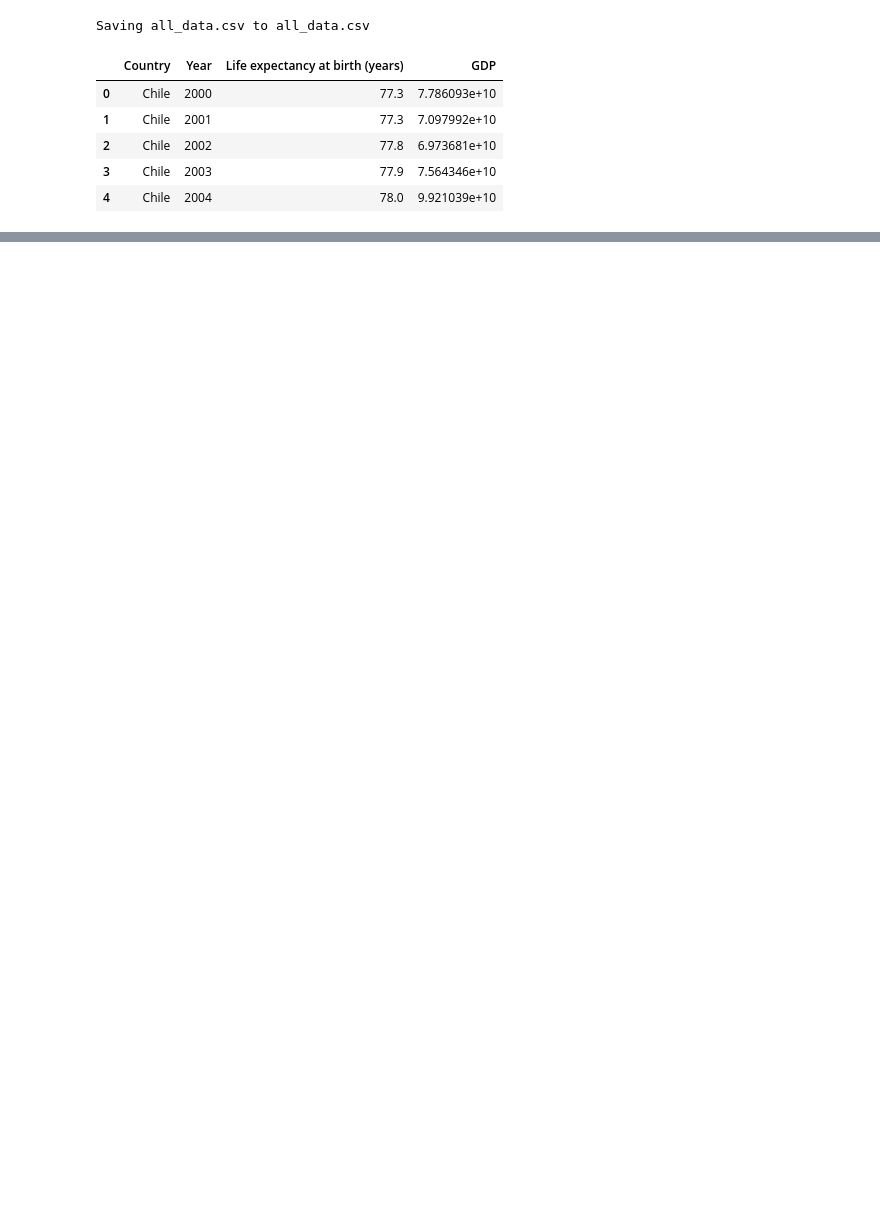
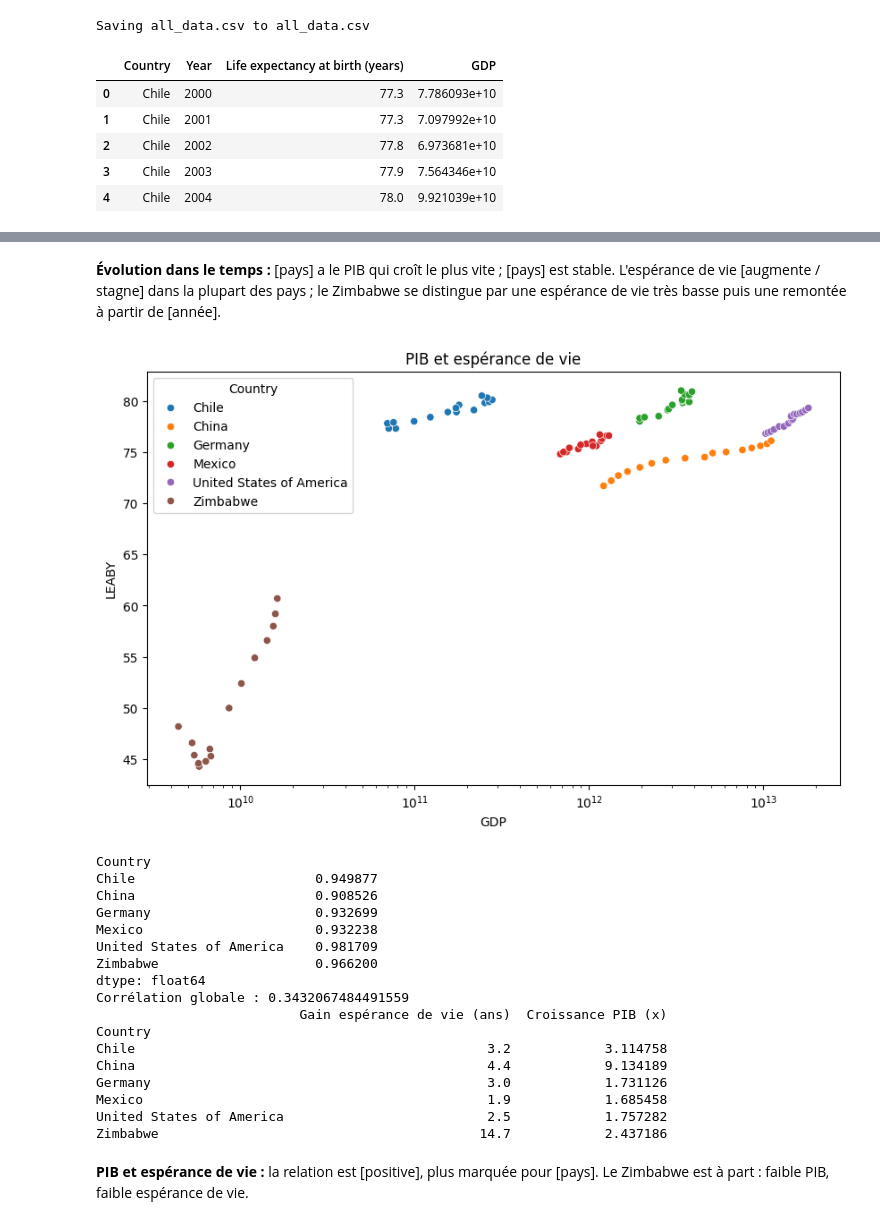
Before and after one commit to Bethannet/projet_sante, a Jupyter notebook: life_expectancy_gdp.ipynb, the cells around one changed output, grey strips where cells are left out. Saved outputs shown, nothing was run; the diff lists cells and outputs as text; code cells hidden in the pictures; blank space fills up the shorter version.

```diff
--- a/life_expectancy_gdp.ipynb
+++ b/life_expectancy_gdp.ipynb
@@ -19,0 +81,43 @@ df.head()
+# %% [markdown]
+**Évolution dans le temps :** [pays] a le PIB qui croît le plus vite ; [pays] est stable.
+L'espérance de vie [augmente / stagne] dans la plupart des pays ; le Zimbabwe se distingue
+par une espérance de vie très basse puis une remontée à partir de [année].
+# %%
+plt.figure(figsize=(10, 6))
+sns.scatterplot(data=df, x="GDP", y="LEABY", hue="Country")
+plt.xscale("log")
+plt.title("PIB et espérance de vie")
+plt.show()
+
+corr = df.groupby("Country")[["GDP", "LEABY"]].apply(lambda d: d["GDP"].corr(d["LEABY"]))
+print(corr)
+print("Corrélation globale :", df["GDP"].corr(df["LEABY"]))
+
+first = df[df.Year == 2000].set_index("Country")
+last = df[df.Year == 2015].set_index("Country")
+print(pd.DataFrame({
+    "Gain espérance de vie (ans)": last.LEABY - first.LEABY,
+    "Croissance PIB (x)": last.GDP / first.GDP
+}))
+# %% [output]
+[figure, added]
+Country
+Chile                       0.949877
+China                       0.908526
+Germany                     0.932699
+Mexico                      0.932238
+United States of America    0.981709
+Zimbabwe                    0.966200
+dtype: float64
+Corrélation globale : 0.3432067484491559
+                          Gain espérance de vie (ans)  Croissance PIB (x)
+Country
+Chile                                             3.2            3.114758
+China                                             4.4            9.134189
+Germany                                           3.0            1.731126
+Mexico                                            1.9            1.685458
+United States of America                          2.5            1.757282
+Zimbabwe                                         14.7            2.437186
+# %% [markdown]
+**PIB et espérance de vie :** la relation est [positive], plus marquée pour [pays].
+Le Zimbabwe est à part : faible PIB, faible espérance de vie.
```
Also changed, not shown: parts of 7 cells of this notebook.
